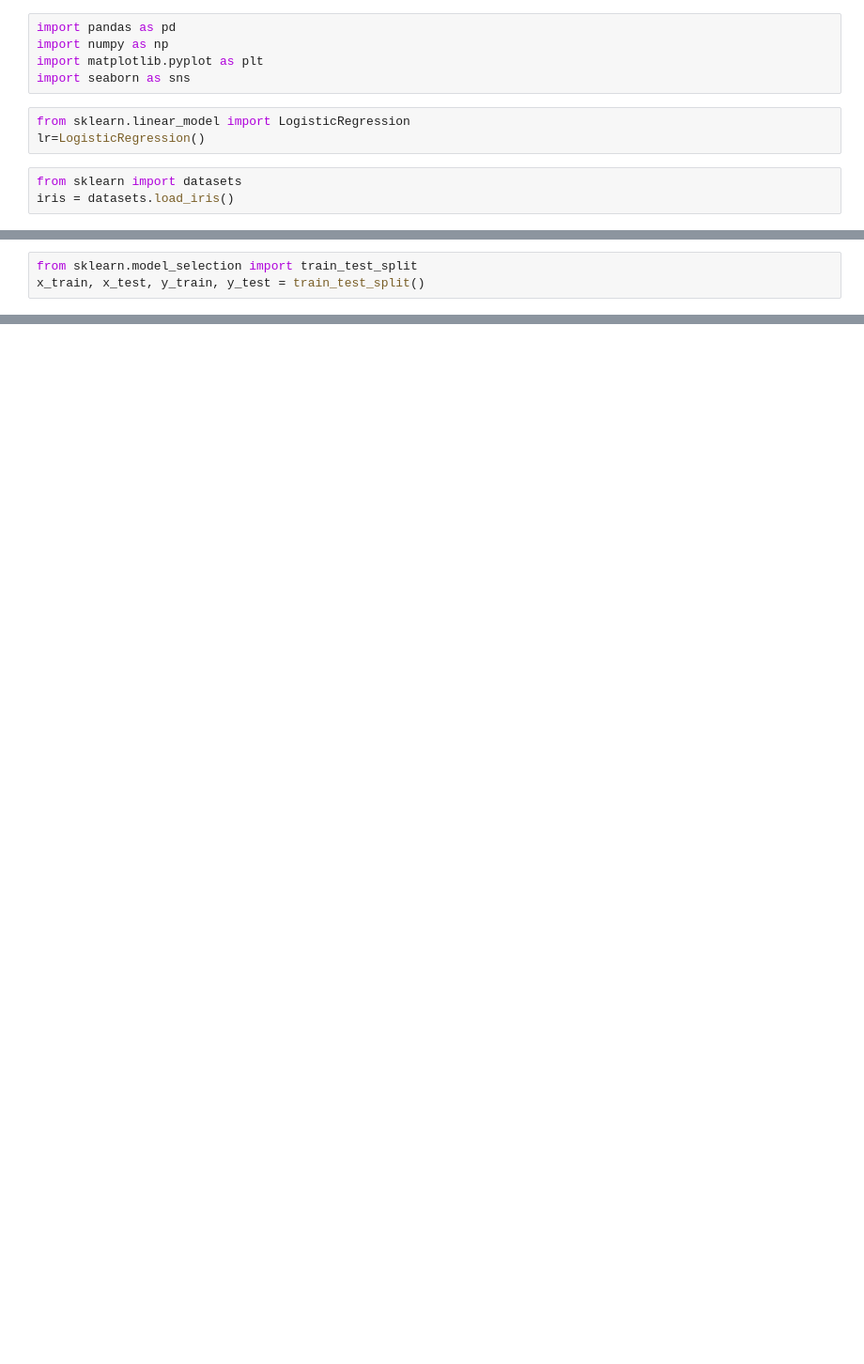
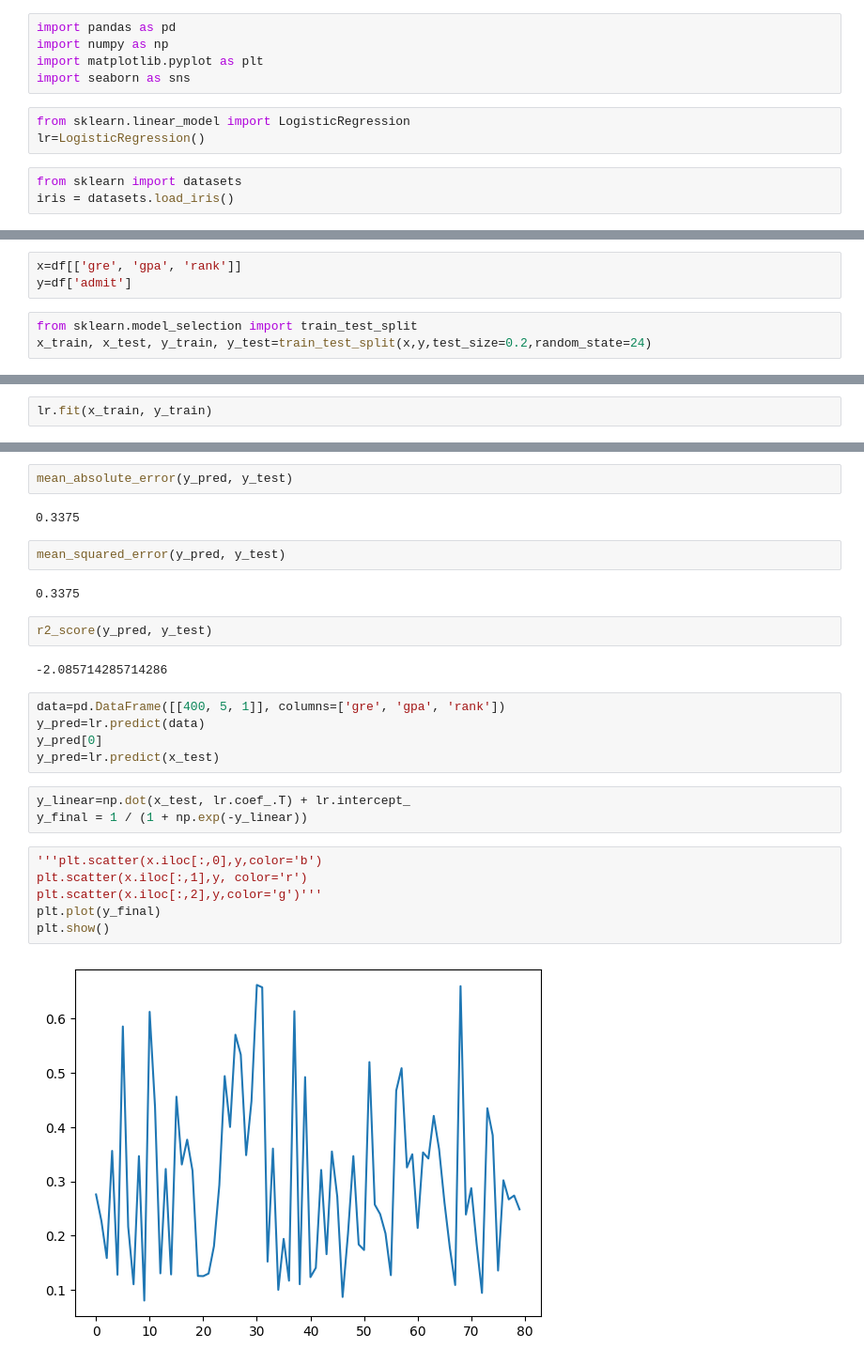
Before and after one commit to Finova-MIT/intro-to-ml-Nekhilesh-Agarwal, a Jupyter notebook: intermediate_1.ipynb, the cells around one changed output, grey strips where cells are left out. Shown at 94% size. Saved outputs shown, nothing was run; the diff lists cells and outputs as text; blank space fills up the shorter version.

```diff
--- a/intermediate_1.ipynb
+++ b/intermediate_1.ipynb
@@ -31,3 +32,6 @@ x=df[['sepal length (cm)'sepal width (cm)	petal length (cm)	petal width (cm) ]]
+# %%
+x=df[['gre', 'gpa', 'rank']]
+y=df['admit']
 # %%
 from sklearn.model_selection import train_test_split
-x_train, x_test, y_train, y_test = train_test_split()
+x_train, x_test, y_train, y_test=train_test_split(x,y,test_size=0.2,random_state=24)
@@ -35,0 +38,2 @@ ValueError: At least one array required as input
+# %%
+lr.fit(x_train, y_train)
@@ -35,0 +56,28 @@ ValueError: At least one array required as input
+# %%
+mean_absolute_error(y_pred, y_test)
+# %% [output]
+0.3375
+# %%
+mean_squared_error(y_pred, y_test)
+# %% [output]
+0.3375
+# %%
+r2_score(y_pred, y_test)
+# %% [output]
+-2.085714285714286
+# %%
+data=pd.DataFrame([[400, 5, 1]], columns=['gre', 'gpa', 'rank'])
+y_pred=lr.predict(data)
+y_pred[0]
+y_pred=lr.predict(x_test)
+# %%
+y_linear=np.dot(x_test, lr.coef_.T) + lr.intercept_
+y_final = 1 / (1 + np.exp(-y_linear))
+# %%
+'''plt.scatter(x.iloc[:,0],y,color='b')
+plt.scatter(x.iloc[:,1],y, color='r')
+plt.scatter(x.iloc[:,2],y,color='g')'''
+plt.plot(y_final)
+plt.show()
+# %% [output]
+[figure, added]
```
Also changed, not shown: parts of 11 cells of this notebook, 1 other file.
